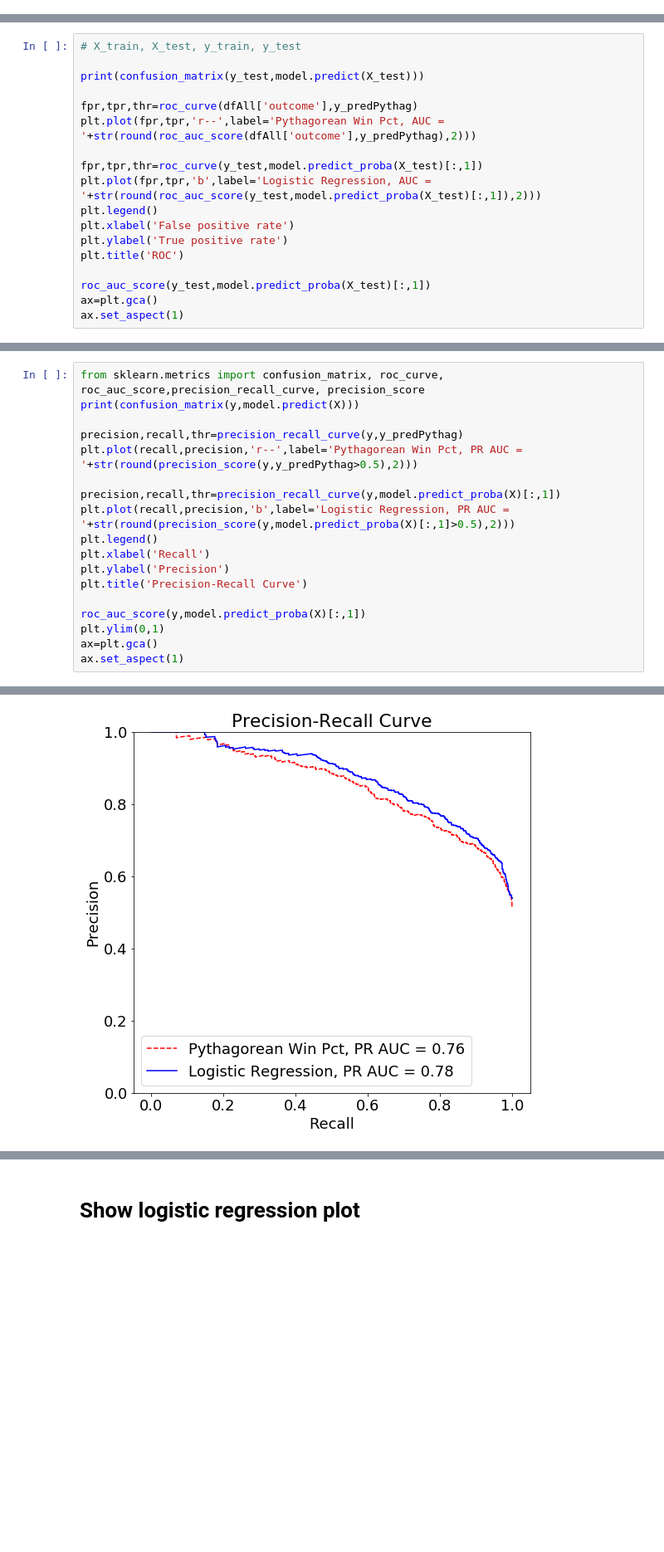
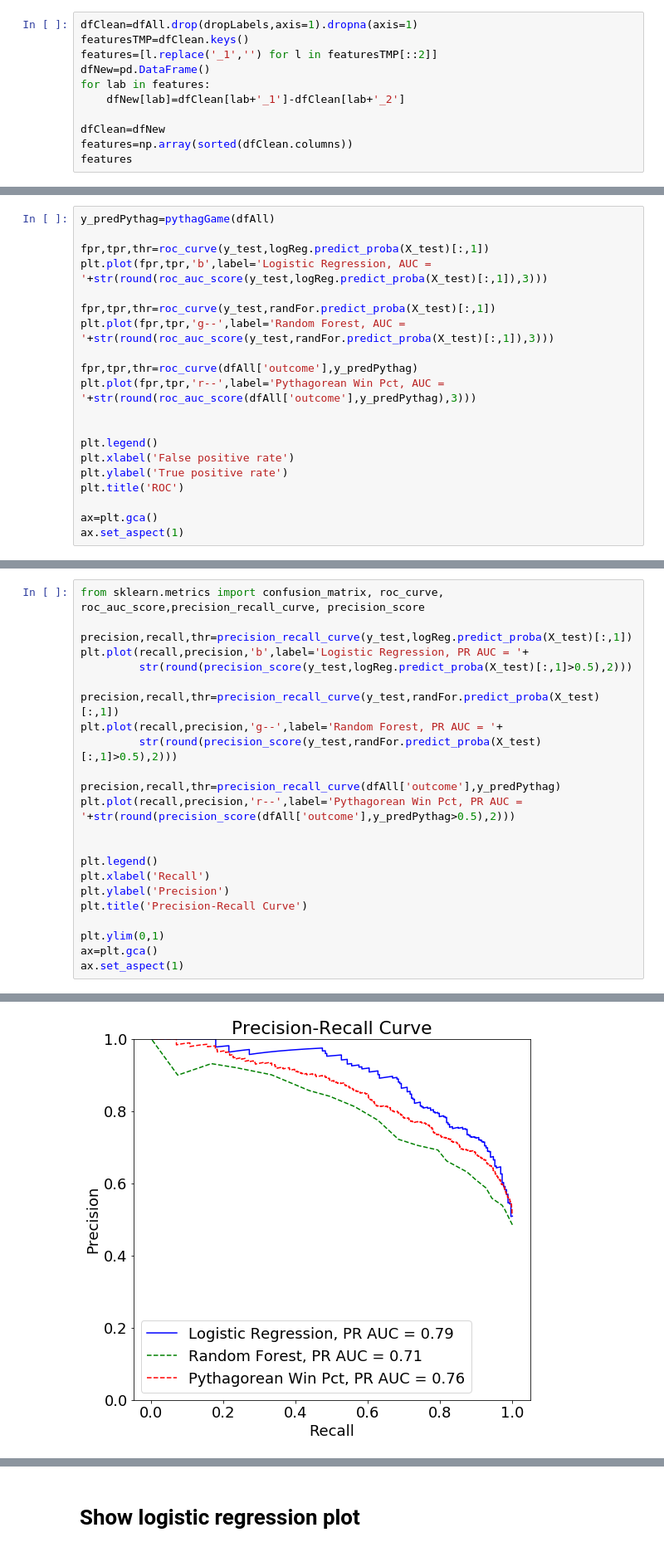
Before and after one commit to gshau/madBrackets, a Jupyter notebook: gameAnalysis.ipynb, the cells around one changed output, grey strips where cells are left out. Shown at 83% size. Saved outputs shown, nothing was run; the diff lists cells and outputs as text; blank space fills up the shorter version.

```diff
--- a/gameAnalysis.ipynb
+++ b/gameAnalysis.ipynb
@@ -30,0 +70,11 @@ from sklearn.metrics import confusion_matrix, roc_curve, roc_auc_score
+# %%
+dfClean=dfAll.drop(dropLabels,axis=1).dropna(axis=1)
+featuresTMP=dfClean.keys()
+features=[l.replace('_1','') for l in featuresTMP[::2]]
+dfNew=pd.DataFrame()
+for lab in features:
+    dfNew[lab]=dfClean[lab+'_1']-dfClean[lab+'_2']
+
+dfClean=dfNew
+features=np.array(sorted(dfClean.columns))
+features
@@ -168,19 +310,21 @@ LogReg ROC AUC:  0.864874528413
 # %%
-# X_train, X_test, y_train, y_test
+y_predPythag=pythagGame(dfAll)
 
-print(confusion_matrix(y_test,model.predict(X_test)))
+fpr,tpr,thr=roc_curve(y_test,logReg.predict_proba(X_test)[:,1])
+plt.plot(fpr,tpr,'b',label='Logistic Regression, AUC = '+str(round(roc_auc_score(y_test,logReg.predict_proba(X_test)[:,1]),3)))
+
+fpr,tpr,thr=roc_curve(y_test,randFor.predict_proba(X_test)[:,1])
+plt.plot(fpr,tpr,'g--',label='Random Forest, AUC = '+str(round(roc_auc_score(y_test,randFor.predict_proba(X_test)[:,1]),3)))
 
 fpr,tpr,thr=roc_curve(dfAll['outcome'],y_predPythag)
-plt.plot(fpr,tpr,'r--',label='Pythagorean Win Pct, AUC = '+str(round(roc_auc_score(dfAll['outcome'],y_predPythag),2)))
+plt.plot(fpr,tpr,'r--',label='Pythagorean Win Pct, AUC = '+str(round(roc_auc_score(dfAll['outcome'],y_predPythag),3)))
 
-fpr,tpr,thr=roc_curve(y_test,model.predict_proba(X_test)[:,1])
-plt.plot(fpr,tpr,'b',label='Logistic Regression, AUC = '+str(round(roc_auc_score(y_test,model.predict_proba(X_test)[:,1]),2)))
+
 plt.legend()
 plt.xlabel('False positive rate')
 plt.ylabel('True positive rate')
 plt.title('ROC')
 
-roc_auc_score(y_test,model.predict_proba(X_test)[:,1])
 ax=plt.gca()
 ax.set_aspect(1)
 # %% [output]
@@ -216,19 +356,24 @@ Text(0,0.5,'Predicted')
 [figure]
 # %%
 from sklearn.metrics import confusion_matrix, roc_curve, roc_auc_score,precision_recall_curve, precision_score
-print(confusion_matrix(y,model.predict(X)))
 
-precision,recall,thr=precision_recall_curve(y,y_predPythag)
-plt.plot(recall,precision,'r--',label='Pythagorean Win Pct, PR AUC = '+str(round(precision_score(y,y_predPythag>0.5),2)))
+precision,recall,thr=precision_recall_curve(y_test,logReg.predict_proba(X_test)[:,1])
+plt.plot(recall,precision,'b',label='Logistic Regression, PR AUC = '+
+         str(round(precision_score(y_test,logReg.predict_proba(X_test)[:,1]>0.5),2)))
 
-precision,recall,thr=precision_recall_curve(y,model.predict_proba(X)[:,1])
-plt.plot(recall,precision,'b',label='Logistic Regression, PR AUC = '+str(round(precision_score(y,model.predict_proba(X)[:,1]>0.5),2)))
+precision,recall,thr=precision_recall_curve(y_test,randFor.predict_proba(X_test)[:,1])
+plt.plot(recall,precision,'g--',label='Random Forest, PR AUC = '+
+         str(round(precision_score(y_test,randFor.predict_proba(X_test)[:,1]>0.5),2)))
+
+precision,recall,thr=precision_recall_curve(dfAll['outcome'],y_predPythag)
+plt.plot(recall,precision,'r--',label='Pythagorean Win Pct, PR AUC = '+str(round(precision_score(dfAll['outcome'],y_predPythag>0.5),2)))
+
+
 plt.legend()
 plt.xlabel('Recall')
 plt.ylabel('Precision')
 plt.title('Precision-Recall Curve')
 
-roc_auc_score(y,model.predict_proba(X)[:,1])
 plt.ylim(0,1)
 ax=plt.gca()
 ax.set_aspect(1)
@@ -238 +381 @@ ax.set_aspect(1)
-[figure, old version]
+[figure, new version]
```
Also changed, not shown: parts of 60 cells of this notebook, 9 other files.
